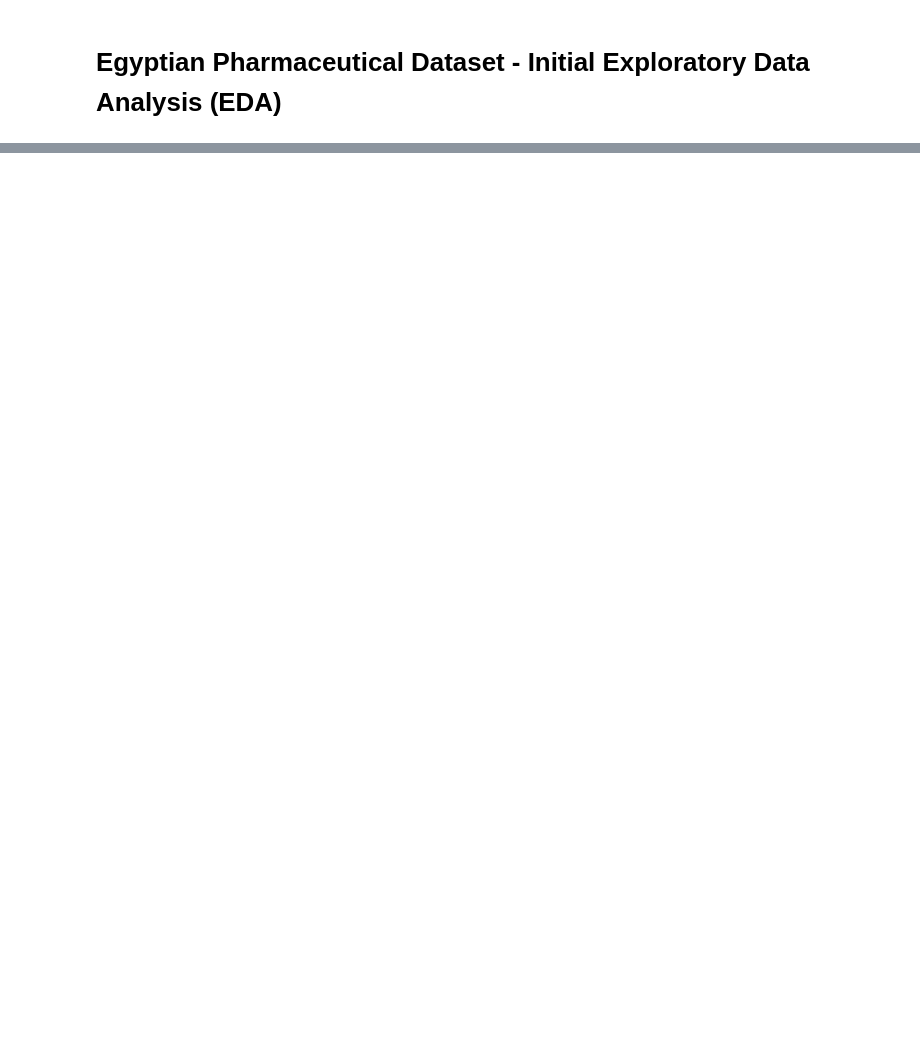
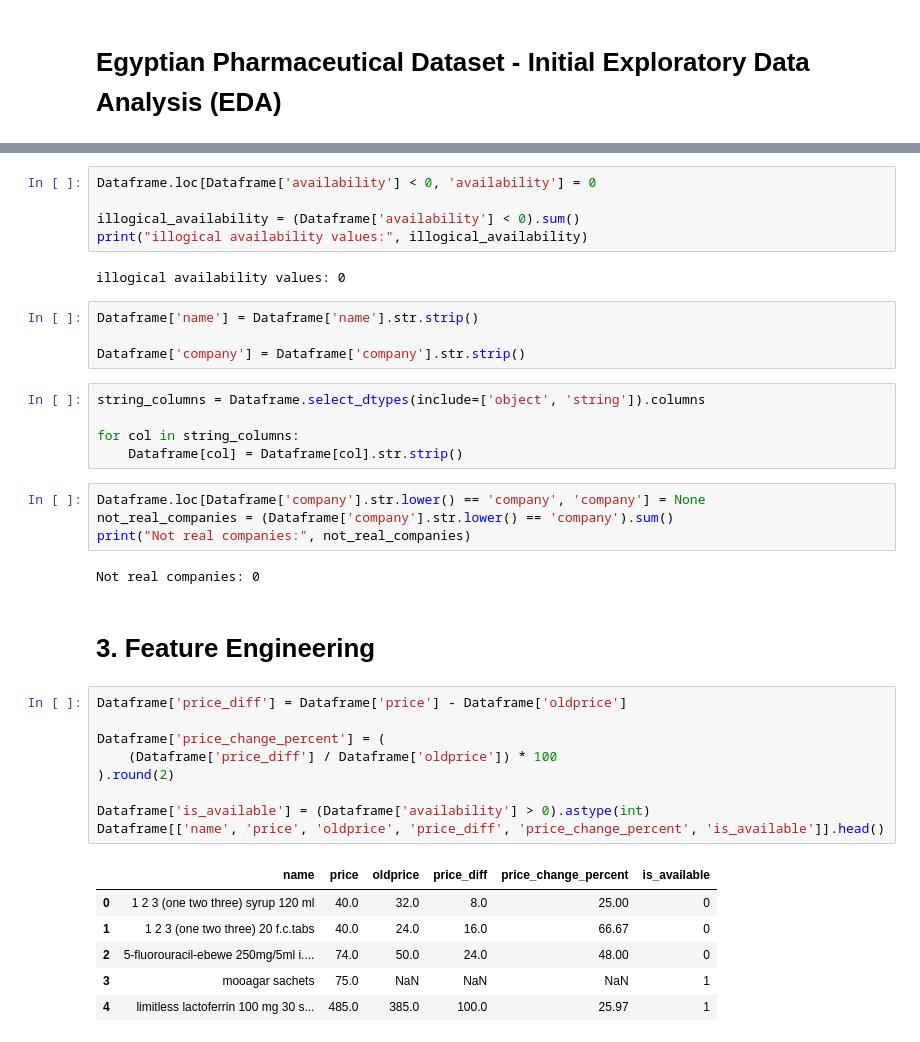
Before and after one commit to Nada-Ssalem/DEPI-Final-project, a Jupyter notebook: notebook/intial-eda2.ipynb, the cells around one changed output, grey strips where cells are left out. Saved outputs shown, nothing was run; the diff lists cells and outputs as text; blank space fills up the shorter version.

```diff
--- a/notebook/intial-eda2.ipynb
+++ b/notebook/intial-eda2.ipynb
@@ -38,0 +152,40 @@ Dataframe.nunique()
+# %%
+Dataframe.loc[Dataframe['availability'] < 0, 'availability'] = 0
+
+illogical_availability = (Dataframe['availability'] < 0).sum()
+print("illogical availability values:", illogical_availability)
+# %% [output]
+illogical availability values: 0
+# %%
+Dataframe['name'] = Dataframe['name'].str.strip()
+
+Dataframe['company'] = Dataframe['company'].str.strip()
+# %%
+string_columns = Dataframe.select_dtypes(include=['object', 'string']).columns
+
+for col in string_columns:
+    Dataframe[col] = Dataframe[col].str.strip()
+# %%
+Dataframe.loc[Dataframe['company'].str.lower() == 'company', 'company'] = None
+not_real_companies = (Dataframe['company'].str.lower() == 'company').sum()
+print("Not real companies:", not_real_companies)
+# %% [output]
+Not real companies: 0
+# %% [markdown]
+# 3. Feature Engineering
+# %%
+Dataframe['price_diff'] = Dataframe['price'] - Dataframe['oldprice']
+
+Dataframe['price_change_percent'] = (
+    (Dataframe['price_diff'] / Dataframe['oldprice']) * 100
+).round(2)
+
+Dataframe['is_available'] = (Dataframe['availability'] > 0).astype(int)
+Dataframe[['name', 'price', 'oldprice', 'price_diff', 'price_change_percent', 'is_available']].head()
+# %% [output]
+|  | name | price | oldprice | price_diff | price_change_percent | is_available |
+| 0 | 1 2 3 (one two three) syrup 120 ml | 40.0 | 32.0 | 8.0 | 25.00 | 0 |
+| 1 | 1 2 3 (one two three) 20 f.c.tabs | 40.0 | 24.0 | 16.0 | 66.67 | 0 |
+| 2 | 5-fluorouracil-ebewe 250mg/5ml i.... | 74.0 | 50.0 | 24.0 | 48.00 | 0 |
+| 3 | mooagar sachets | 75.0 | NaN | NaN | NaN | 1 |
+| 4 | limitless lactoferrin 100 mg 30 s... | 485.0 | 385.0 | 100.0 | 25.97 | 1 |
```
Also changed, not shown: parts of 15 cells of this notebook.
